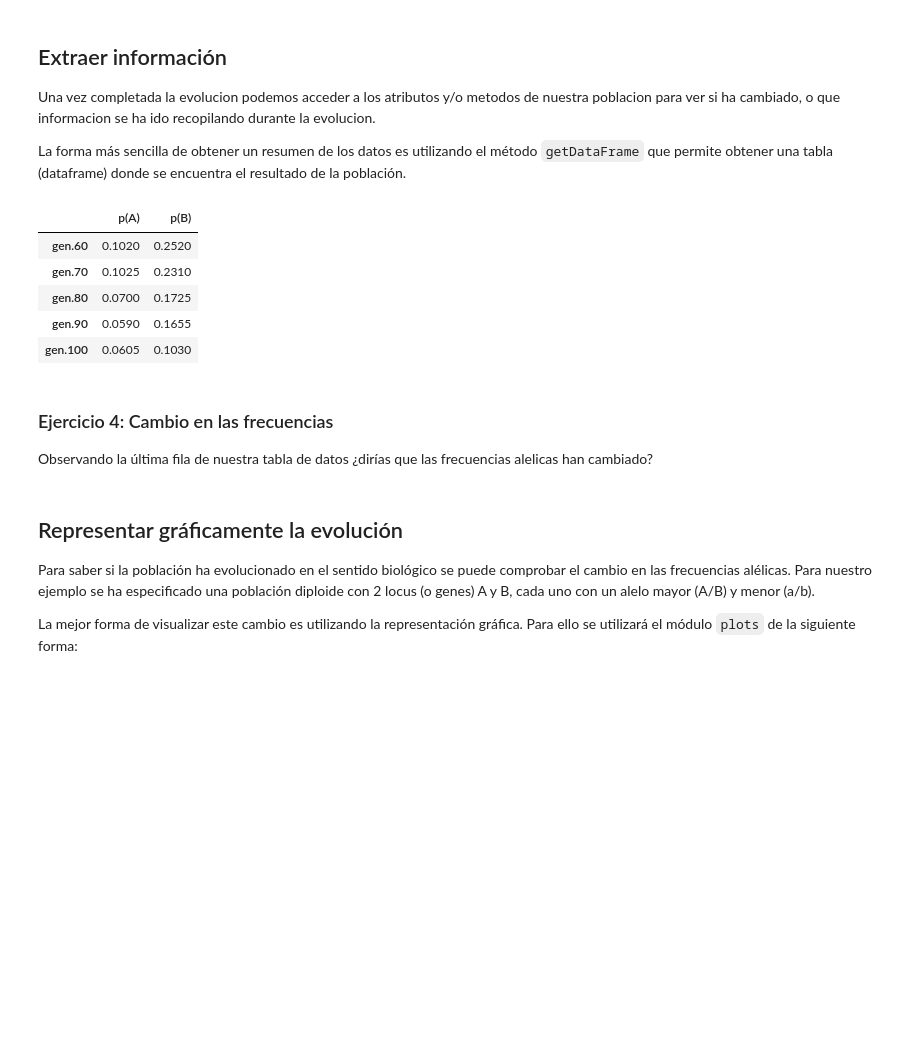
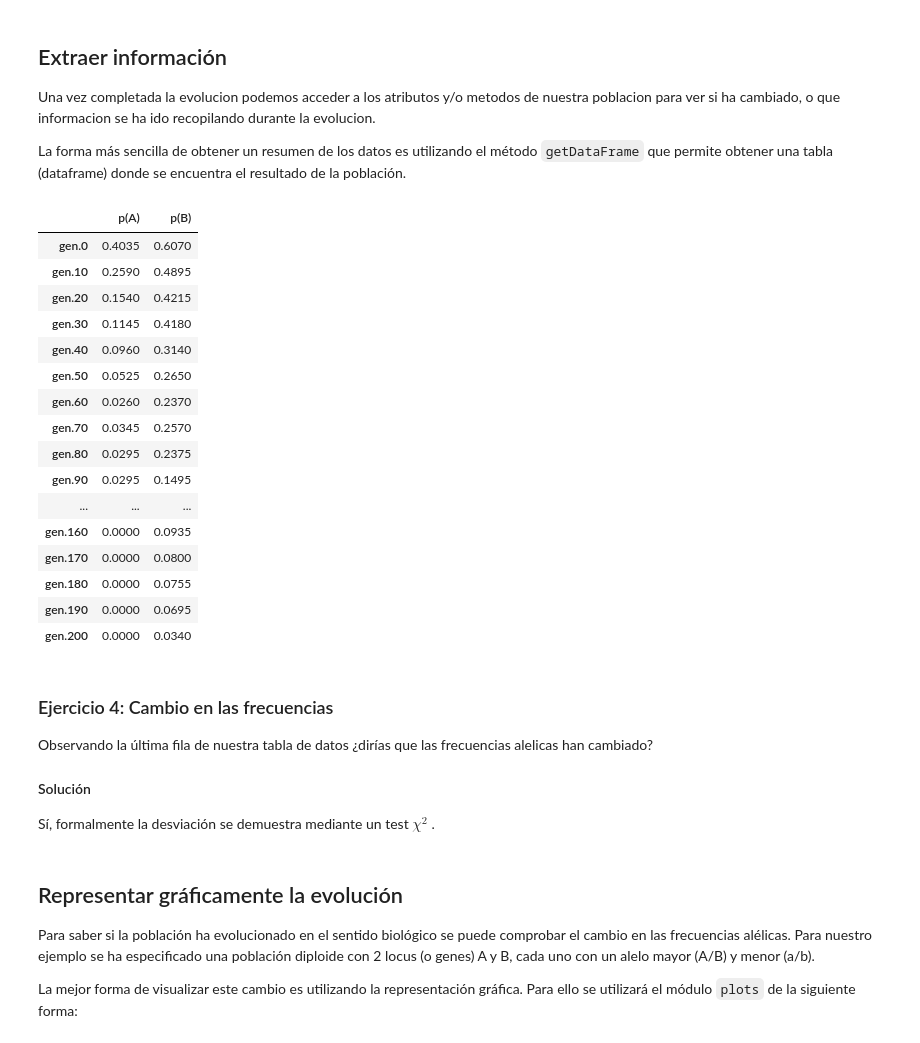
Before and after one commit to R-mario/populy, a Jupyter notebook: Guía de uso.ipynb, the cells around one changed output. Drawn from its saved outputs; the diff is of its cells as text; code cells hidden in the pictures; blank space fills up the shorter version.

```diff
--- a/Guía de uso.ipynb
+++ b/Guía de uso.ipynb
@@ -159,17 +197,31 @@ Una vez completada la evolucion podemos acceder a los atributos y/o metodos de n
 La forma más sencilla de obtener un resumen de los datos es utilizando el método `getDataFrame` que permite obtener una tabla (dataframe) donde se encuentra el resultado de la población.
 # %%
 # obtenemos la evolución de las frecuencias alélicas para el alelo mayor
-poblacion.getDataFrame("alleles").tail()
+poblacion.getDataFrame("alleles")
 # %% [output]
 |  | p(A) | p(B) |
-| gen.60 | 0.1020 | 0.2520 |
-| gen.70 | 0.1025 | 0.2310 |
-| gen.80 | 0.0700 | 0.1725 |
-| gen.90 | 0.0590 | 0.1655 |
-| gen.100 | 0.0605 | 0.1030 |
+| gen.0 | 0.4035 | 0.6070 |
+| gen.10 | 0.2590 | 0.4895 |
+| gen.20 | 0.1540 | 0.4215 |
+| gen.30 | 0.1145 | 0.4180 |
+| gen.40 | 0.0960 | 0.3140 |
+| gen.50 | 0.0525 | 0.2650 |
+| gen.60 | 0.0260 | 0.2370 |
+| gen.70 | 0.0345 | 0.2570 |
+| gen.80 | 0.0295 | 0.2375 |
+| gen.90 | 0.0295 | 0.1495 |
+| ... | ... | ... |
+| gen.160 | 0.0000 | 0.0935 |
+| gen.170 | 0.0000 | 0.0800 |
+| gen.180 | 0.0000 | 0.0755 |
+| gen.190 | 0.0000 | 0.0695 |
+| gen.200 | 0.0000 | 0.0340 |
 # %% [markdown]
 ### Ejercicio 4: Cambio en las frecuencias
 Observando la última fila de nuestra tabla de datos ¿dirías que las frecuencias alelicas han cambiado?
+
+#### Solución
+Sí, formalmente la desviación se demuestra mediante un test $\chi^2$ .
 # %% [markdown]
 ## Representar gráficamente la evolución
 
```
Also changed, not shown: parts of 21 cells of this notebook, 1 other file.
